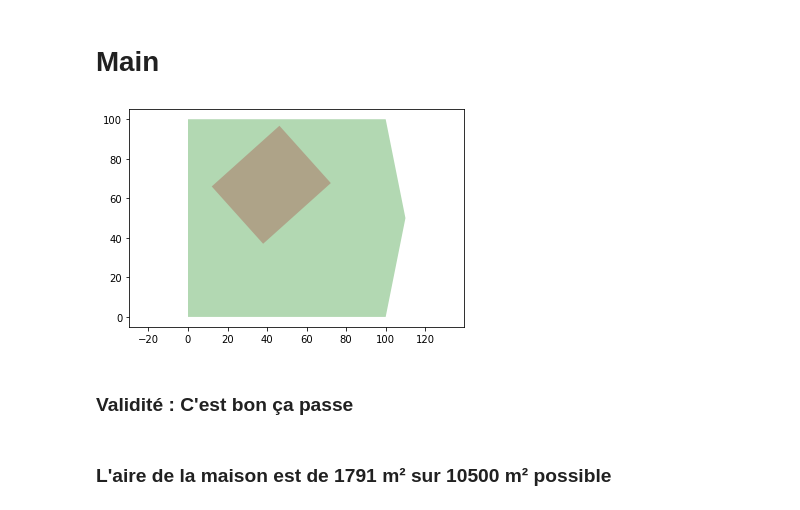
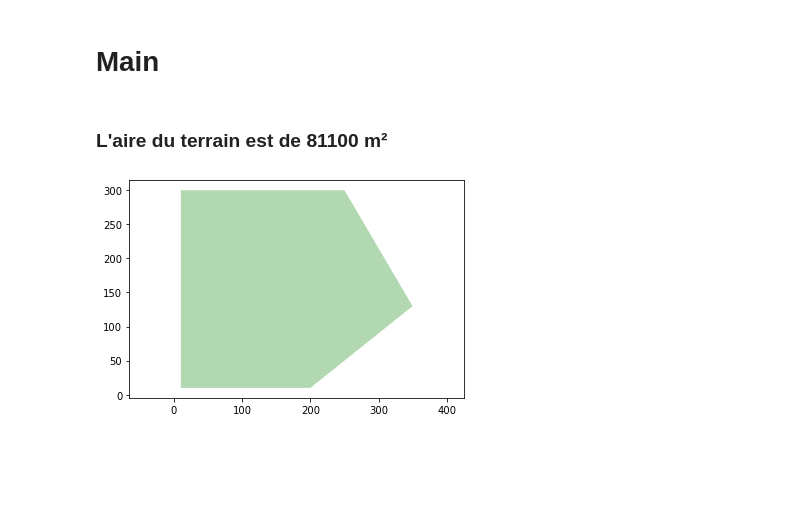
Before and after one commit to iribarnesy/optimize-house-area-on-a-land, a Jupyter notebook: MaisonRectangle.ipynb, the cells around one changed output. Drawn from its saved outputs; the diff is of its cells as text; code cells hidden in the pictures; blank space fills up the shorter version.

```diff
--- a/MaisonRectangle.ipynb
+++ b/MaisonRectangle.ipynb
@@ -89,6 +92,8 @@ def vertice_in_polygon(vertice, polygon):
 # %% [markdown]
 ## Drawing functions
 # %%
+COLORS_LEGEND_MAP = {"Swarm": "purple", "Best": "blue", "Best final": "blue", "Land": "green"}
+
 def draw_polygon(polygon, ax=None, color="green"):
     """Draw a polygon over an axis (not shown directly)
 
@@ -106,7 +111,7 @@ def draw_polygon(polygon, ax=None, color="green"):
 def draw_polygons(polygons, colors=None, verbose=False):
     """Draw polygons and print the figure
 
-    @param polygons: SimpyPolygon or list(SimpyPolygon)
+    @param polygons: SimpyPolygon or list(SympyPolygon)
     @param colors: colors to match to the polygons
     """
     ax = plt.gca()
@@ -118,9 +123,10 @@ def draw_polygons(polygons, colors=None, verbose=False):
         colors = colors + [colors[-1]] * (len(polygons) - len(colors))
     colors.reverse()
 
+    colors = deepcopy(colors)
     for polygon in polygons:
         color = colors.pop()
         if verbose:
             print(color, "Polygon : ", polygon)
         ax = draw_polygon(polygon, ax, color=color)
-    plt.show()
+    return ax
@@ -187,21 +242,17 @@ def pick_random_sol(land, size=1, delta=0.05, stochastic=False, strategy="random
 poly1 = [(0,0), (0,100), (100,100), (110, 50), (100, 0)]
 poly2 = [(0,0), (0,100), (30,90), (30,40), (71,25), (71,100), (100,100), (100,0)]
 poly3 = [(0,0), (0,100), (30,90), (30,10), (71,25), (71,100), (100,100), (100,0)]
+poly4 = [[10,10],[10,400],[400,400],[400,10]]
+poly5 = [[10,10],[10,300],[250,300],[350,130],[200,10]]
+poly6 = [[50,150],[200,50],[350,150],[350,300],[250,300],[200,250],[150,350],[100,250],[100,200]]
+poly7 = [[50,50],[50,400],[220,310],[220,170],[330,170],[330,480],[450,480],[450,50]]
-# %%
-house = Rectangle(12, 66, 38, 37, 46)
-land = poly1
-
-# draw the situation
-draw_polygons([land, house.to_rect()], colors=["green", "brown"], verbose=False)
-
-# determine if the house is well placed over the land
-res = house.is_valid(land)
-printmd("### Validité : C'est bon ça passe" if res else "### Validité : Noooooooon, construction incorrecte")
-printmd(f"### L'aire de la maison est de **{int(house.area())}** m² sur {abs(SympyPolygon(*land).area)} m² possible\n\n")
-# %% [output]
-[figure, removed]
-### Validité : C'est bon ça passe
-### L'aire de la maison est de **1791** m² sur 10500 m² possible
+# %%
+LAND = poly5
+draw_polygon(LAND, color=COLORS_LEGEND_MAP["Land"])
+printmd(f"### L'aire du terrain est de **{abs(SympyPolygon(*LAND).area)}** m²\n\n")
+# %% [output]
+### L'aire du terrain est de **81100** m²
+[figure, added]
 # %%
 from ipynb.fs.full.PSO import fit as PSO_fit
 # %%
```
Also changed, not shown: parts of 13 cells of this notebook, 3 other files.
